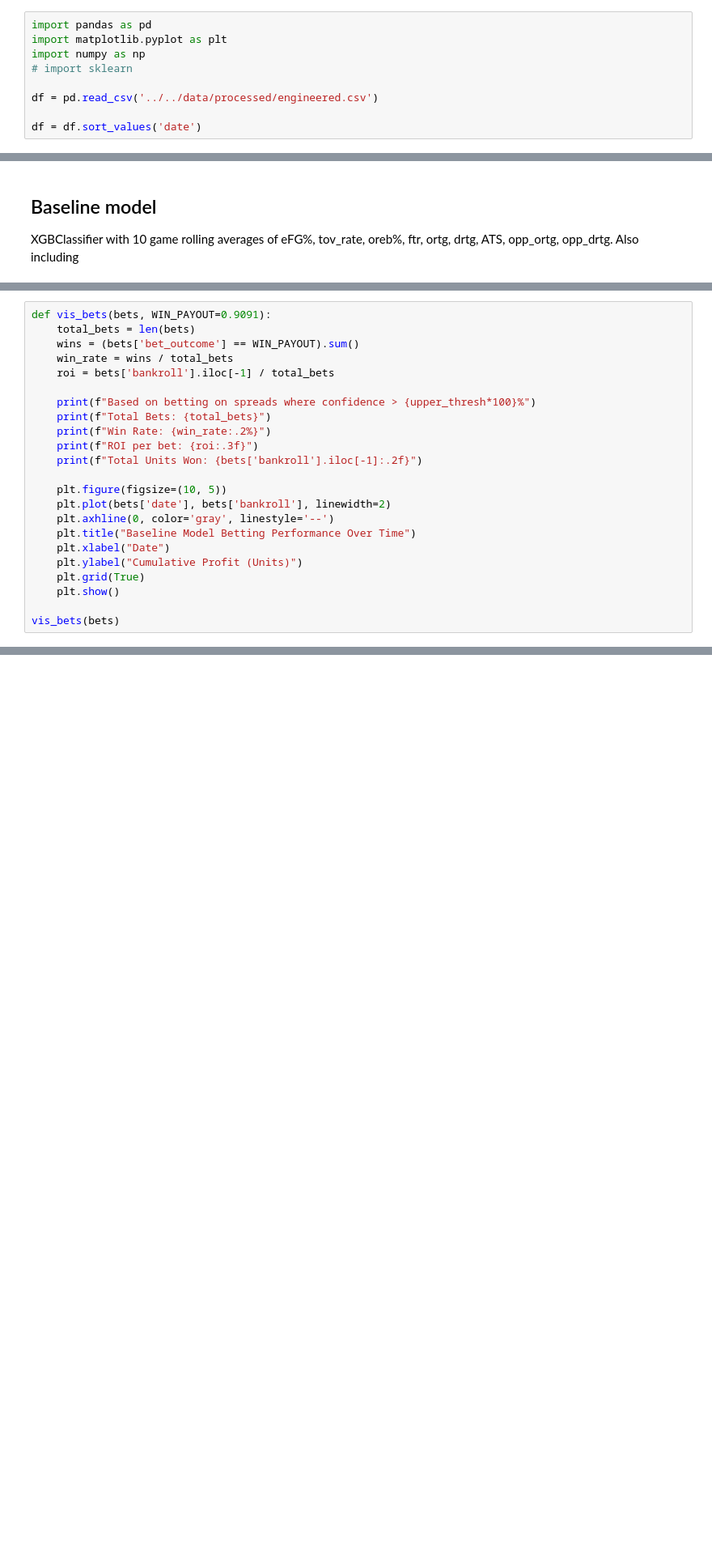
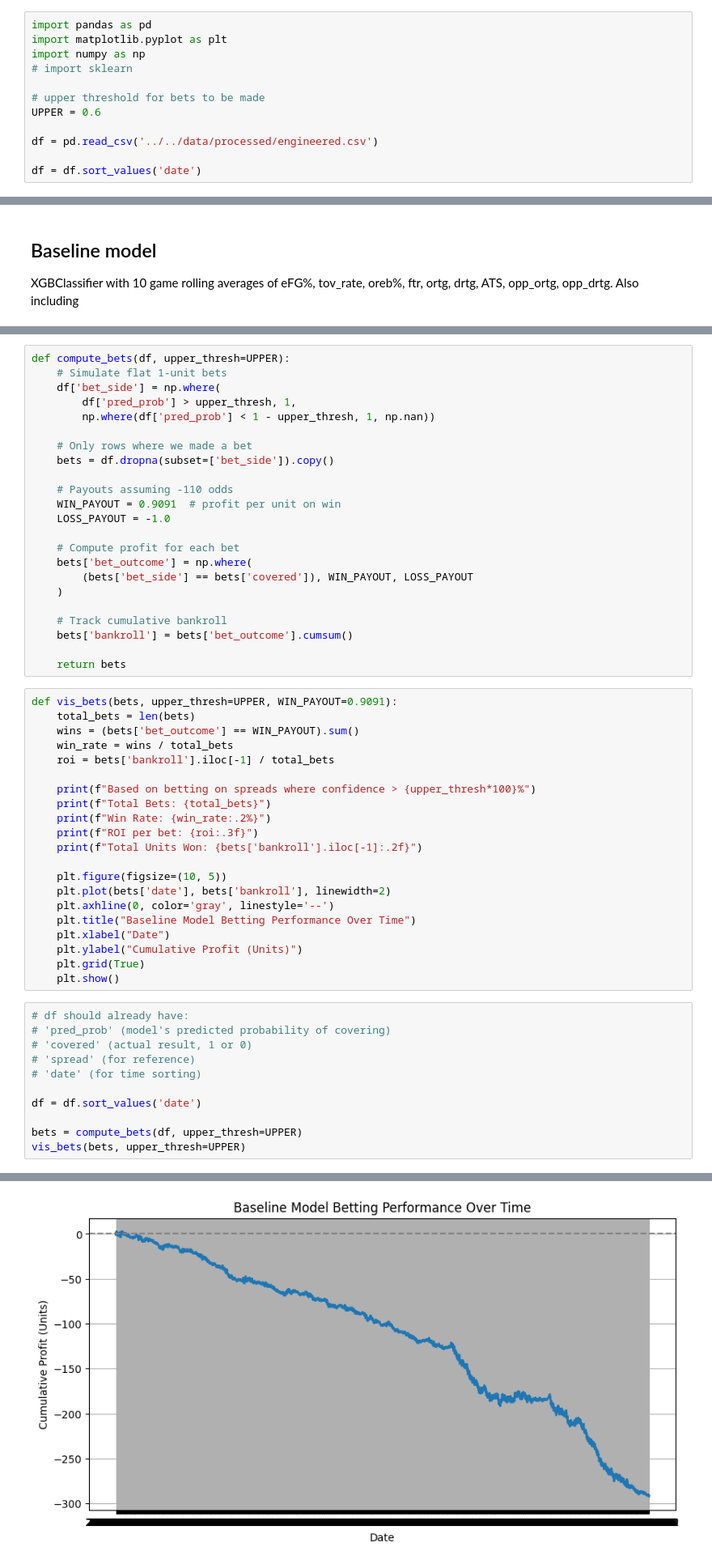
Before and after one commit to alexfruge/beat-the-books, a Jupyter notebook: src/notebooks/03_model_experiment.ipynb, the cells around one changed output, grey strips where cells are left out. Shown at 81% size. Drawn from its saved outputs; the diff is of its cells as text; blank space fills up the shorter version.

Commit message:
more features and models

```diff
--- a/src/notebooks/03_model_experiment.ipynb
+++ b/src/notebooks/03_model_experiment.ipynb
@@ -4,6 +4,9 @@ import matplotlib.pyplot as plt
 import numpy as np
 # import sklearn
 
+# upper threshold for bets to be made
+UPPER = 0.6
+
 df = pd.read_csv('../../data/processed/engineered.csv')
 
 df = df.sort_values('date')
@@ -145,5 +133,28 @@ bets['bankroll'] = bets['bet_outcome'].cumsum()
+# %%
+def compute_bets(df, upper_thresh=UPPER):
+    # Simulate flat 1-unit bets
+    df['bet_side'] = np.where(
+        df['pred_prob'] > upper_thresh, 1,
+        np.where(df['pred_prob'] < 1 - upper_thresh, 1, np.nan))
+
+    # Only rows where we made a bet
+    bets = df.dropna(subset=['bet_side']).copy()
+
+    # Payouts assuming -110 odds
+    WIN_PAYOUT = 0.9091  # profit per unit on win
+    LOSS_PAYOUT = -1.0
+
+    # Compute profit for each bet
+    bets['bet_outcome'] = np.where(
+        (bets['bet_side'] == bets['covered']), WIN_PAYOUT, LOSS_PAYOUT
+    )
+
+    # Track cumulative bankroll
+    bets['bankroll'] = bets['bet_outcome'].cumsum()
+
+    return bets
 # %%
-def vis_bets(bets, WIN_PAYOUT=0.9091):
+def vis_bets(bets, upper_thresh=UPPER, WIN_PAYOUT=0.9091):
     total_bets = len(bets)
     wins = (bets['bet_outcome'] == WIN_PAYOUT).sum()
     win_rate = wins / total_bets
@@ -163,5 +174,15 @@ def vis_bets(bets, WIN_PAYOUT=0.9091):
     plt.ylabel("Cumulative Profit (Units)")
     plt.grid(True)
     plt.show()
-
-vis_bets(bets)
+# %%
+# df should already have:
+# 'pred_prob' (model's predicted probability of covering)
+# 'covered' (actual result, 1 or 0)
+# 'spread' (for reference)
+# 'date' (for time sorting)
+
+df = df.sort_values('date')
+
+bets = compute_bets(df, upper_thresh=UPPER)
+vis_bets(bets, upper_thresh=UPPER)
+# %% [output]
@@ -168,3 +194,4 @@ vis_bets(bets)
+[figure, added]
 # %% [markdown]
 ## Adding a couple more things
 
```
Also changed, not shown: parts of 15 cells of this notebook, 2 other files.
